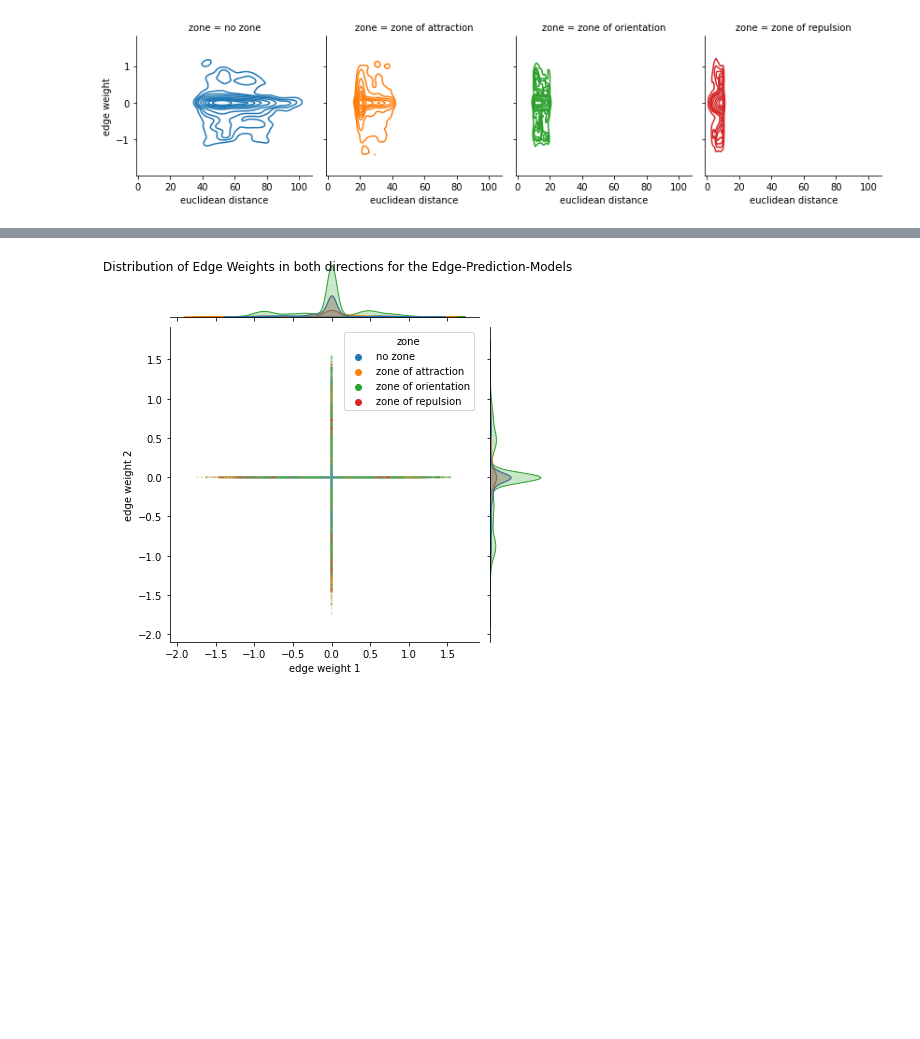
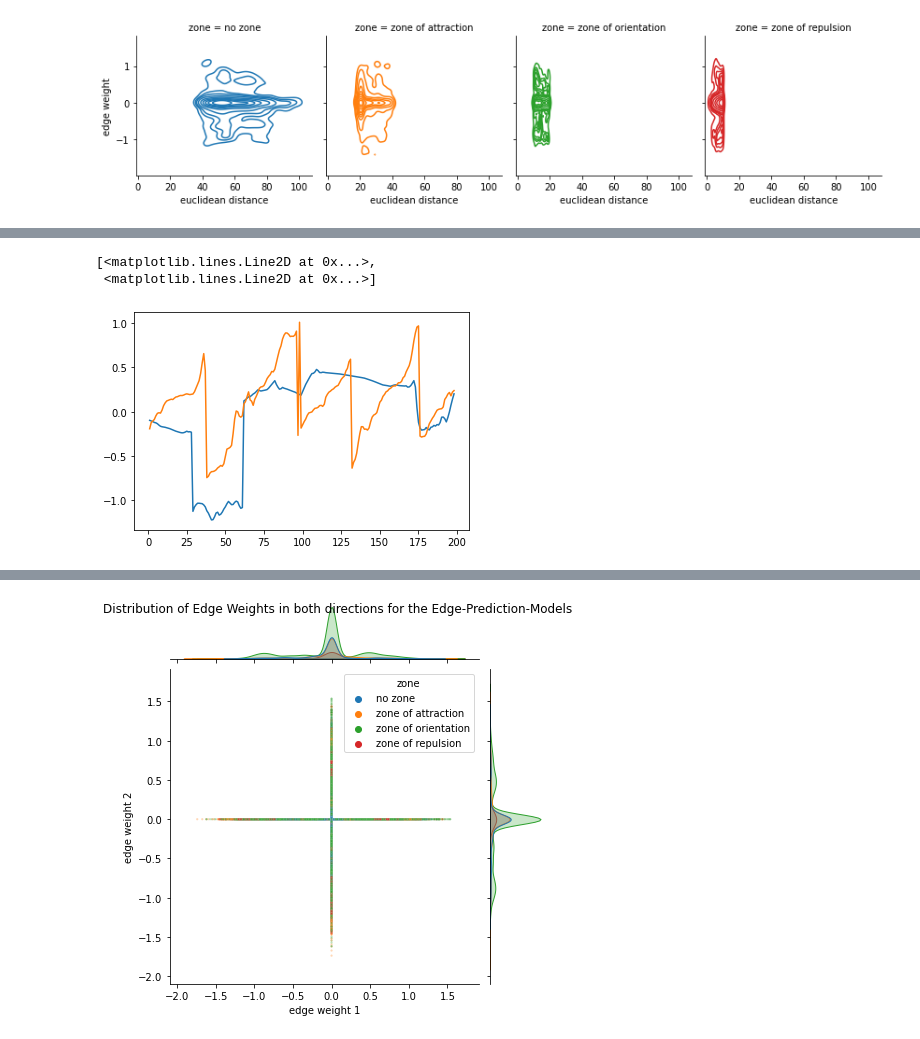
Before and after one commit to pwl482/GNN_fish_models, a Jupyter notebook: SwarmNet_eval_less_connections.ipynb, the cells around one changed output, grey strips where cells are left out. Drawn from its saved outputs; the diff is of its cells as text; code cells hidden in the pictures; blank space fills up the shorter version.

```diff
--- a/SwarmNet_eval_less_connections.ipynb
+++ b/SwarmNet_eval_less_connections.ipynb
@@ -365,0 +378,6 @@ plt.show()
+# %%
+plt.plot(np.swapaxes(timesteps.reshape((-1,198))[:2,:],0,1), np.swapaxes(edge_w_points.reshape((-1,198))[:2,:],0,1))
+# %% [output]
+[<matplotlib.lines.Line2D at 0x...>,
+ <matplotlib.lines.Line2D at 0x...>]
+[figure, added]
```
Also changed, not shown: parts of 44 cells of this notebook, 1 other file.
